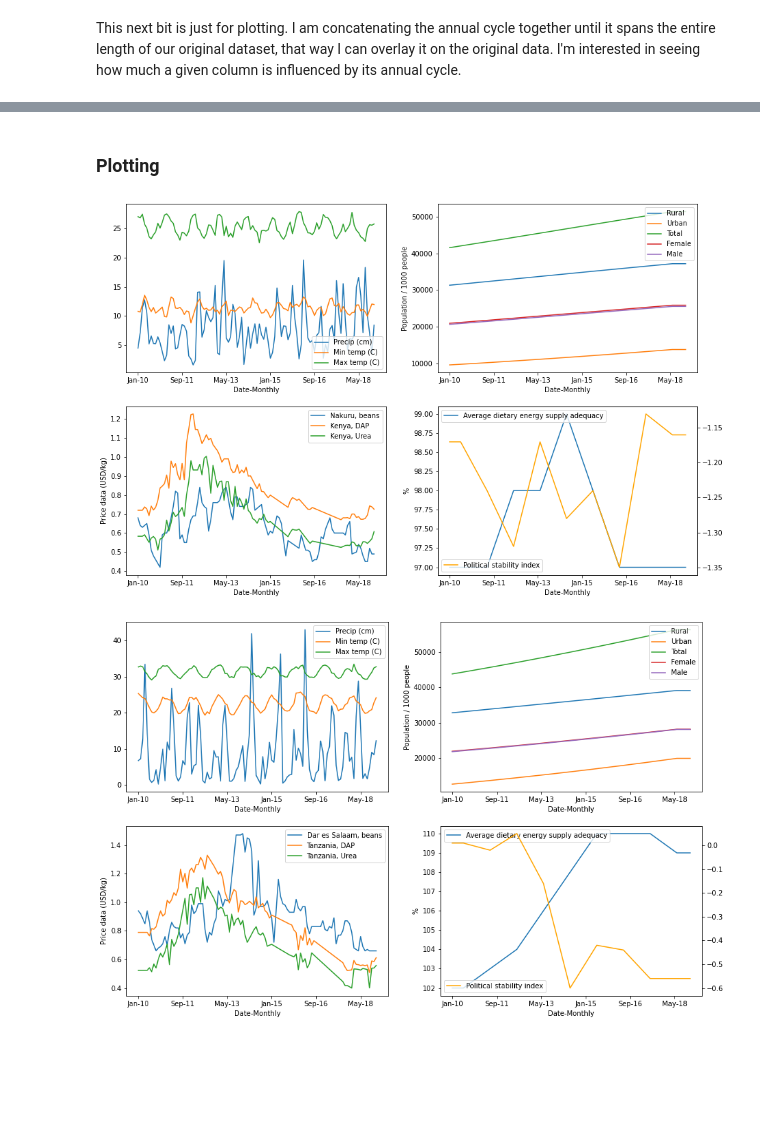
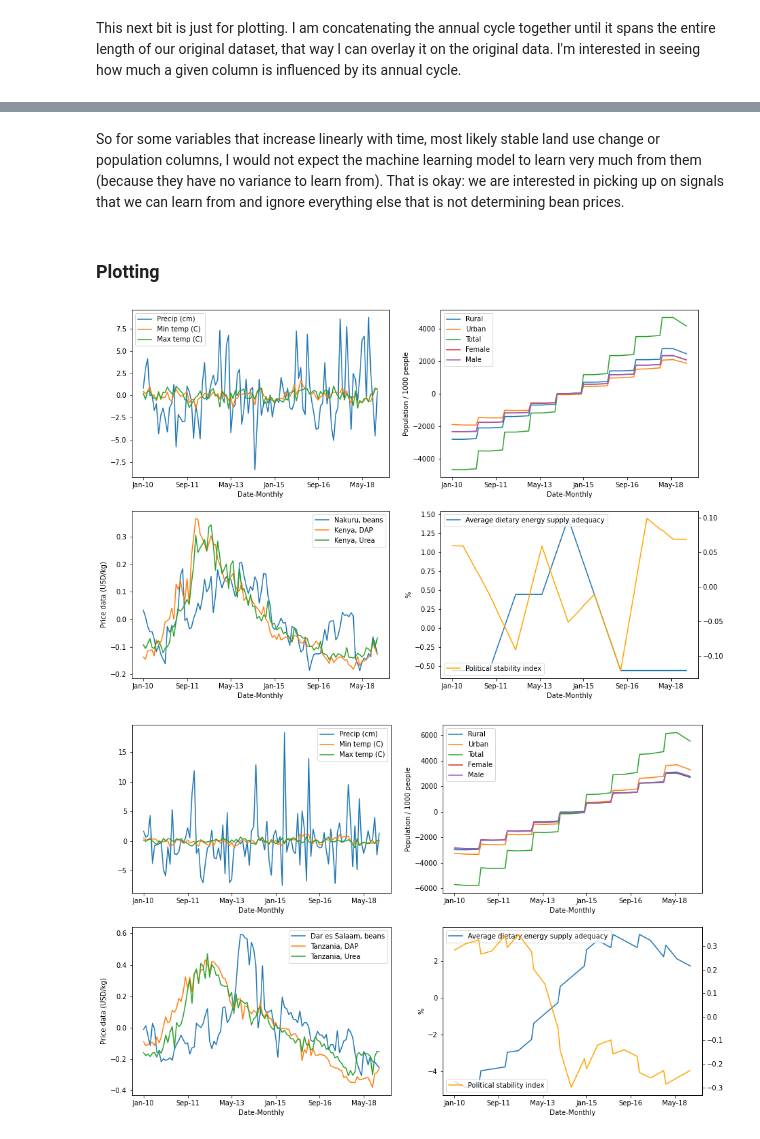
Before and after one commit to Jakidxav/ciat_bean_price_feature_importances, a Jupyter notebook: notebooks/6_merge_data.ipynb, the cells around one changed output, grey strips where cells are left out. Cells and saved outputs as stored; diff of their text form; code cells hidden in the pictures; blank space fills up the shorter version.

```diff
--- a/notebooks/6_merge_data.ipynb
+++ b/notebooks/6_merge_data.ipynb
@@ -306,6 +316,6 @@ Data variables:
 # %%
 # now we can subtract the monthly means to get a clearer picture
 # of each column's underlying signal
-xr_rwanda = xr_rwanda.groupby('month') - xr_means
-rwanda_std = xr_rwanda.to_dataframe()
+xr_std = xr_rwanda.groupby('month') - xr_means
+rwanda_example_std = xr_std.to_dataframe()
 df_means = xr_means.to_dataframe()
@@ -375,0 +411,28 @@ plt.show()
+# %%
+def remove_annual_cycle(df):
+    months = ['Jan', 'Feb', 'Mar', 'Apr', 'May', 'Jun', 'Jul', 'Aug', 'Sep', 'Oct', 'Nov', 'Dec']
+    replace_with = [1, 2, 3, 4, 5, 6, 7, 8, 9, 10, 11, 12]
+
+    # extract monthly abbreivations (Jan, Feb, Mar,...) and turn them into numbers (1, 2, 3,...)
+    df['month'] = [x[:3] for x in df['Date-Monthly'].values]
+    df.month.replace(to_replace=months, value=replace_with, inplace=True)
+
+    #convert dataframe to xarray object to easily remove annual cycle
+    xr = df.to_xarray()
+    xr_means = xr.groupby('month').mean()
+    xr_std = xr.groupby('month') - xr_means
+
+    # and now return a dataframe with the monthly means removed from each column
+    df_std = xr_std.to_dataframe()
+    df_means = xr_means.to_dataframe()
+
+    df_std['Date-Monthly'] = df['Date-Monthly']
+    df_std.drop('month', axis=1, inplace=True)
+
+    return df_std, df_means
+# %%
+# now standardize data
+kenya_std, kenya_means = remove_annual_cycle(kenya_subset)
+rwanda_std, rwanda_means = remove_annual_cycle(rwanda_subset)
+tanzania_std, tanzania_means = remove_annual_cycle(tanzania_subset)
+uganda_std, uganda_means = remove_annual_cycle(uganda_subset)
@@ -376,3 +458,5 @@ plt.show()
+# %% [markdown]
+So for some variables that increase linearly with time, most likely stable land use change or population columns, I would not expect the machine learning model to learn very much from them (because they have no variance to learn from). That is okay: we are interested in picking up on signals that we can learn from and ignore everything else that is not determining bean prices.
 # %% [markdown]
 ### Plotting
 # %%
@@ -402,7 +486,7 @@ def plot_final_df(df, country, city):
     #food security
     df[['Date-Monthly', 'Average dietary energy supply adequacy (percent) (3-year average)']].plot(x='Date-Monthly', ax=ax[1, 1])
     ax[1, 1].set_ylabel('%')
-
+    twin_xaxis = ax[1, 1].twinx()
     df[['Date-Monthly', 'Political stability and absence of violence/terrorism (index)']].plot(x='Date-Monthly', ax=twin_xaxis, color='orange')
 
 
@@ -413,11 +497,11 @@ def plot_final_df(df, country, city):
     twin_xaxis.legend(['Political stability index'], loc='lower left')
     plt.show()
 # %%
-plot_final_df(kenya_subset, 'Kenya', 'Nakuru')
+plot_final_df(kenya_std, 'Kenya', 'Nakuru')
 # %% [output]
-[figure, old version]
+[figure, new version]
 # %%
-plot_final_df(tanzania_subset, 'Tanzania', 'Dar es Salaam')
+plot_final_df(tanzania_std, 'Tanzania', 'Dar es Salaam')
 # %% [output]
-[figure, old version]
+[figure, new version]
 # %%
```
Also changed, not shown: parts of 22 cells of this notebook, 4 other files.
